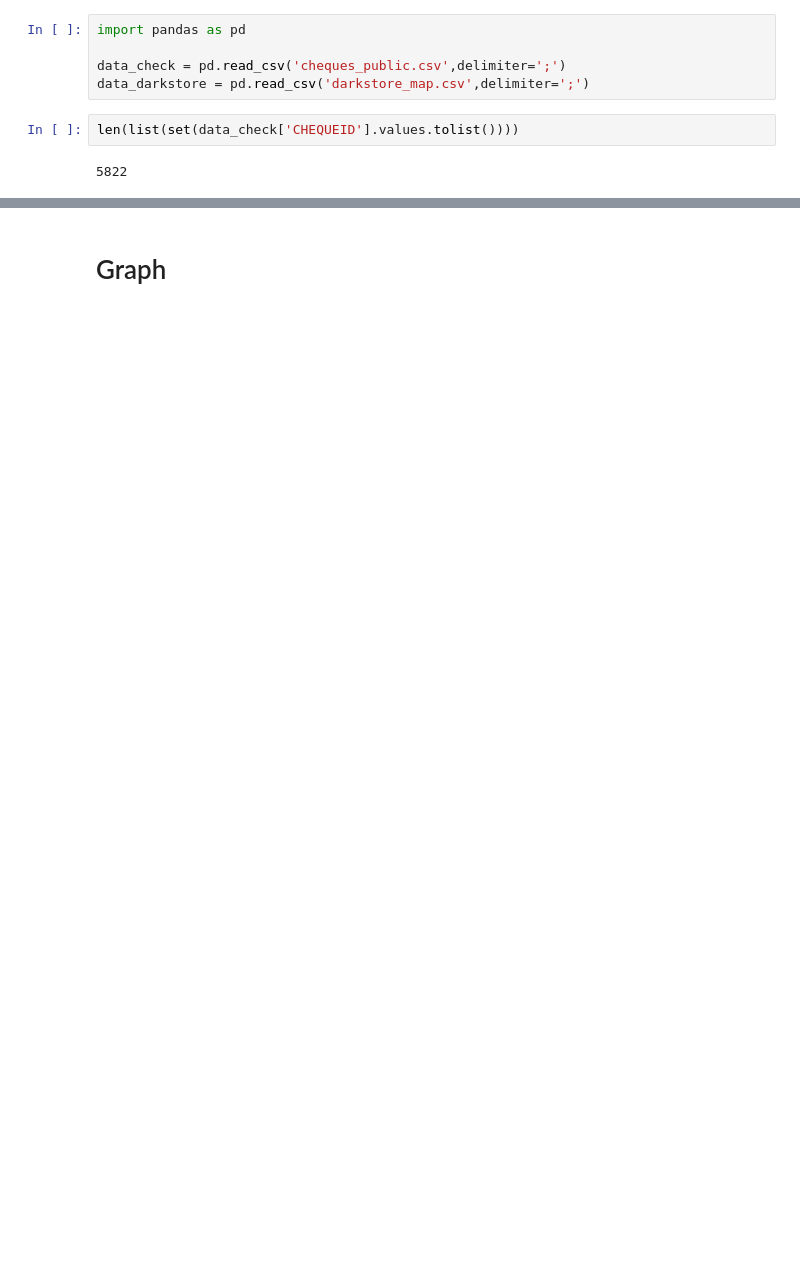
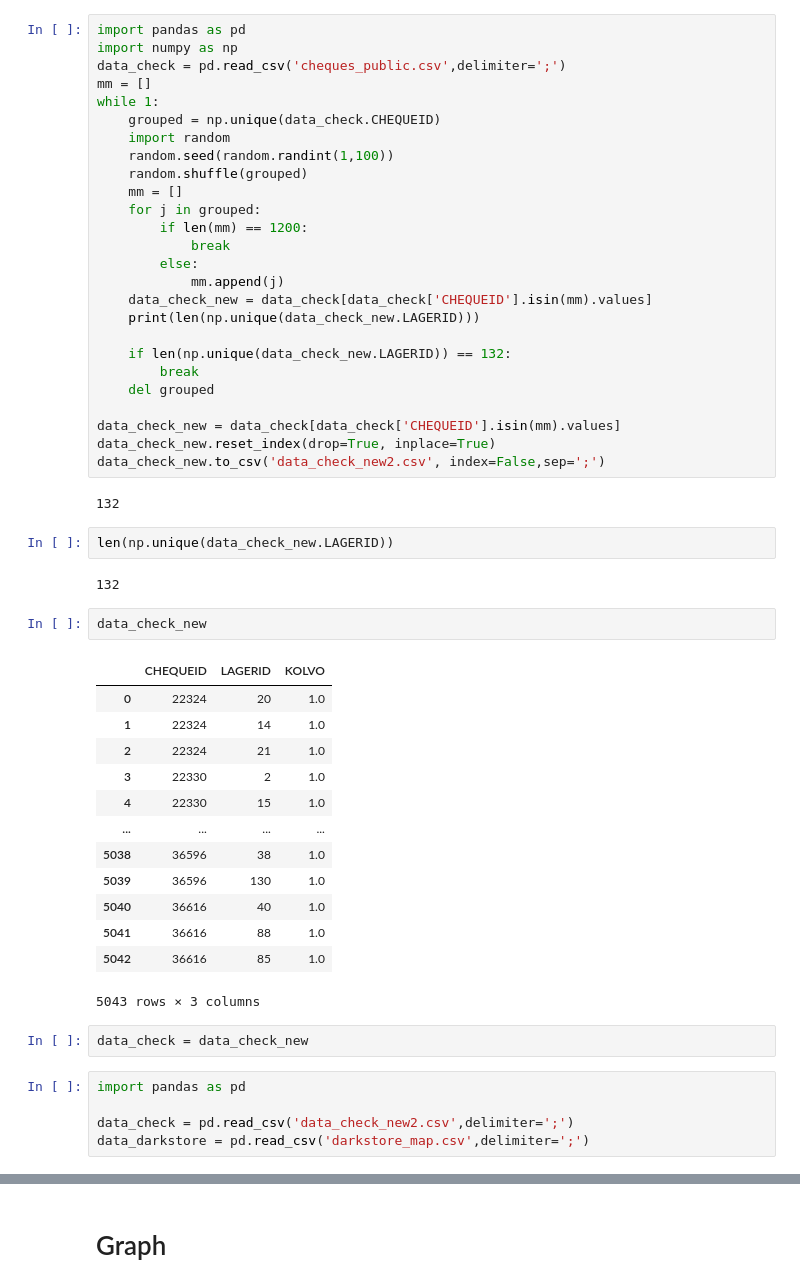
Before and after one commit to PashaLysyi321/-Fozzy-Group-McKinsey-Company, a Jupyter notebook: Fozzy.ipynb, the cells around one changed output, grey strips where cells are left out. Drawn from its saved outputs; the diff is of its cells as text; blank space fills up the shorter version.

```diff
--- a/Fozzy.ipynb
+++ b/Fozzy.ipynb
@@ -1,9 +1,55 @@
+# %%
+import pandas as pd
+import numpy as np
+data_check = pd.read_csv('cheques_public.csv',delimiter=';')
+mm = []
+while 1:
+    grouped = np.unique(data_check.CHEQUEID)
+    import random
+    random.seed(random.randint(1,100))
+    random.shuffle(grouped)
+    mm = []
+    for j in grouped:
+        if len(mm) == 1200:
+            break
+        else:
+            mm.append(j)
+    data_check_new = data_check[data_check['CHEQUEID'].isin(mm).values]
+    print(len(np.unique(data_check_new.LAGERID)))
+
+    if len(np.unique(data_check_new.LAGERID)) == 132:
+        break
+    del grouped
+
+data_check_new = data_check[data_check['CHEQUEID'].isin(mm).values]
+data_check_new.reset_index(drop=True, inplace=True)
+data_check_new.to_csv('data_check_new2.csv', index=False,sep=';')
+# %% [output]
+132
+# %%
+len(np.unique(data_check_new.LAGERID))
+# %% [output]
+132
+# %%
+data_check_new
+# %% [output]
+|  | CHEQUEID | LAGERID | KOLVO |
+| 0 | 22324 | 20 | 1.0 |
+| 1 | 22324 | 14 | 1.0 |
+| 2 | 22324 | 21 | 1.0 |
+| 3 | 22330 | 2 | 1.0 |
+| 4 | 22330 | 15 | 1.0 |
+| ... | ... | ... | ... |
+| 5038 | 36596 | 38 | 1.0 |
+| 5039 | 36596 | 130 | 1.0 |
+| 5040 | 36616 | 40 | 1.0 |
+| 5041 | 36616 | 88 | 1.0 |
+| 5042 | 36616 | 85 | 1.0 |
+5043 rows × 3 columns
+# %%
+data_check = data_check_new
 # %%
 import pandas as pd
 
-data_check = pd.read_csv('cheques_public.csv',delimiter=';')
+data_check = pd.read_csv('data_check_new2.csv',delimiter=';')
 data_darkstore = pd.read_csv('darkstore_map.csv',delimiter=';')
-# %%
-len(list(set(data_check['CHEQUEID'].values.tolist())))
-# %% [output]
-5822
```
Also changed, not shown: parts of 24 cells of this notebook, 9 other files.
